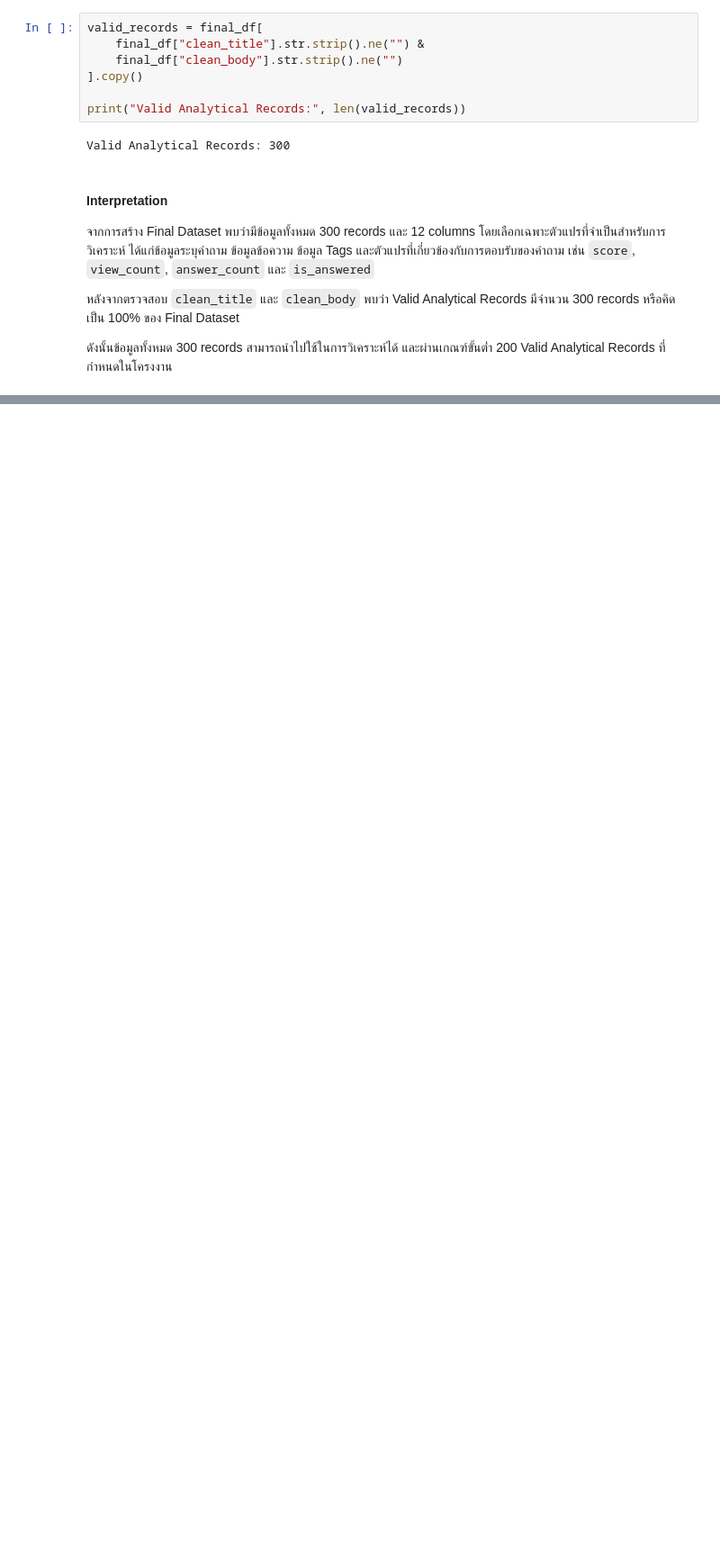
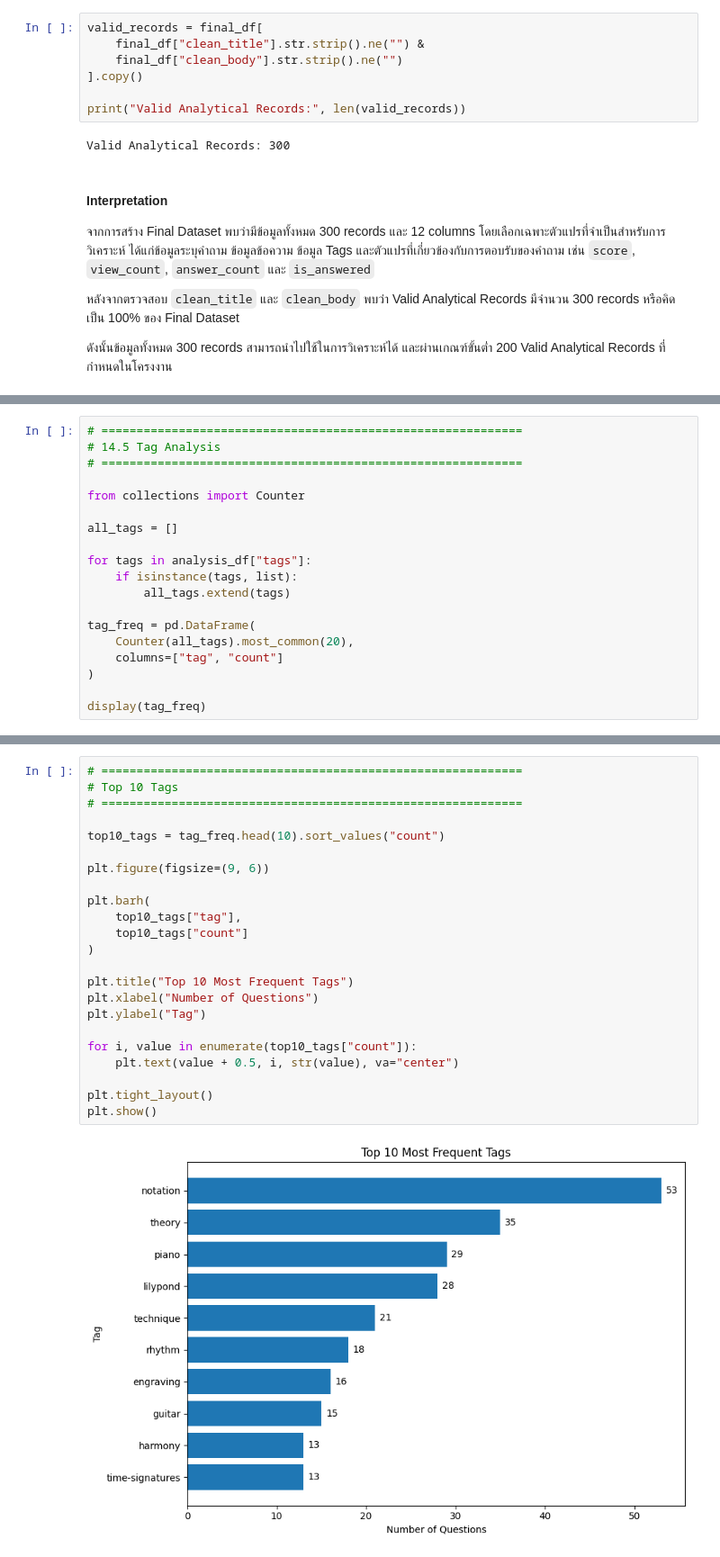
Before and after one commit to suphitchakh-web/Project_1, a Jupyter notebook: Team06_Part2.ipynb, the cells around one changed output, grey strips where cells are left out. Shown at 90% size. Saved outputs shown, nothing was run; the diff lists cells and outputs as text; blank space fills up the shorter version.

```diff
--- a/Team06_Part2.ipynb
+++ b/Team06_Part2.ipynb
@@ -3594,0 +3842,19 @@ Valid Analytical Records: 300
+# %%
+# ============================================================
+# 14.5 Tag Analysis
+# ============================================================
+
+from collections import Counter
+
+all_tags = []
+
+for tags in analysis_df["tags"]:
+    if isinstance(tags, list):
+        all_tags.extend(tags)
+
+tag_freq = pd.DataFrame(
+    Counter(all_tags).most_common(20),
+    columns=["tag", "count"]
+)
+
+display(tag_freq)
@@ -3594,0 +3879,25 @@ Valid Analytical Records: 300
+# %%
+# ============================================================
+# Top 10 Tags
+# ============================================================
+
+top10_tags = tag_freq.head(10).sort_values("count")
+
+plt.figure(figsize=(9, 6))
+
+plt.barh(
+    top10_tags["tag"],
+    top10_tags["count"]
+)
+
+plt.title("Top 10 Most Frequent Tags")
+plt.xlabel("Number of Questions")
+plt.ylabel("Tag")
+
+for i, value in enumerate(top10_tags["count"]):
+    plt.text(value + 0.5, i, str(value), va="center")
+
+plt.tight_layout()
+plt.show()
+# %% [output]
+[figure, added]
```
Also changed, not shown: parts of 27 cells of this notebook.
